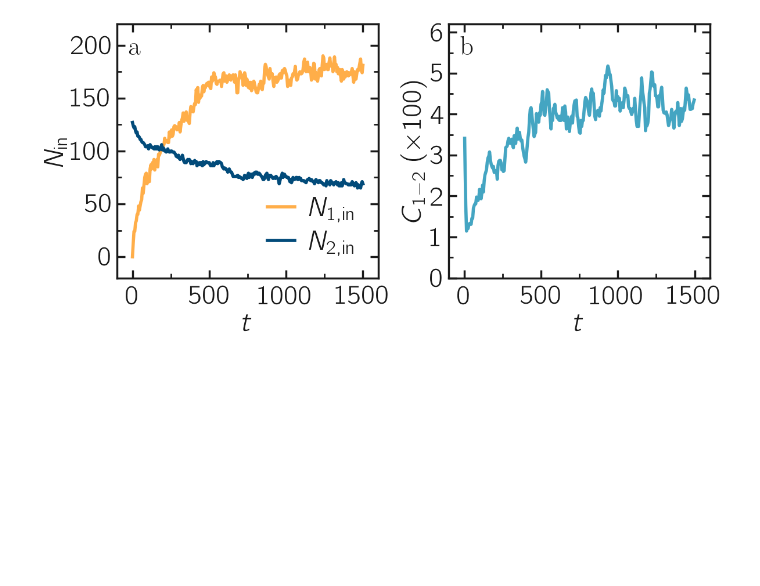
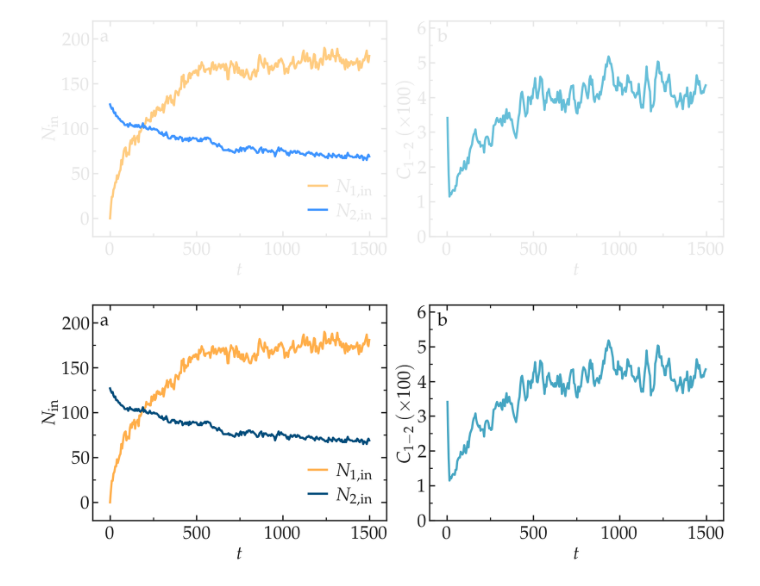
Before and after one commit to lammpstutorials/lammpstutorials.github.io, a Jupyter notebook: docs/sphinx/source/tutorial1/figures/improved.md.ipynb, the cells around one changed output. Drawn from its saved outputs; the diff is of its cells as text; code cells hidden in the pictures; blank space fills up the shorter version.

Commit message:
updated figure

```diff
--- a/docs/sphinx/source/tutorial1/figures/improved.md.ipynb
+++ b/docs/sphinx/source/tutorial1/figures/improved.md.ipynb
@@ -15,7 +15,8 @@ current_path = os.getcwd()
 git_repo = git.Repo(current_path, search_parent_directories=True)
 git_path = git_repo.git.rev_parse("--show-toplevel")
 path_in_folder = current_path[len(git_path)+1:]
-sys.path.append(git_path + "/files/shared-pyplot")
+sys.path.append(git_path + "/dependencies/pyplot-perso")
 from plttools import PltTools
-path_figures = git_path + "/figures/"
+path_figures = current_path # git_path + "/figures/"
+path_data = git_path + "/dependencies/lammpstutorials-inputs/"+path_in_folder.split('/')[-2]+"/"
 # %%
@@ -25,5 +46,5 @@ color3 = np.array([0.267, 0.647, 0.761])
 # %%
-log = lammps_logfile.File("improved.md.log")
+log = lammps_logfile.File(path_data + "improved.md.log")
 timestep = 0.005
 time = log.get("Step")*timestep
 population1 = log.get("v_n1_in")
@@ -34,30 +55,37 @@ smoothed_time = sliding_average(time, 5)
 smoothed_coordination = sliding_average(coordination, 5)
 # %%
 filename = "LJ-mixing"
-# Initialise figure
-myplt = PltTools()
-myplt.prepare_figure(fig_size = (12,5.7), dark_mode = False,
-                     transparency = False, use_serif=False, n_colone=2)
-# Panel a
-myplt.add_panel()
-myplt.add_plot(x = time, y = population1, type = "plot", linewidth_data = 3,
-               marker = "-", data_color = color1, markersize = 12, data_label = r'$N_\mathrm{1,in}$')
-myplt.add_plot(x = time, y = population2, type = "plot", linewidth_data = 3,
-               marker = "-", data_color = color2, markersize = 12, data_label = r'$N_\mathrm{2,in}$')
-myplt.complete_panel(ylabel = r'$N_\mathrm{in}$', xlabel = r'$t$',
-                     xpad = 10, legend=True, handlelength_legend=1)
-myplt.set_boundaries(x_ticks=np.arange(0, 1501, 500), x_boundaries=(-100, 1600),
-                     y_ticks=np.arange(0, 211, 50), y_boundaries=(-20, 220))
-# Panel b
-myplt.add_panel()
-myplt.add_plot(x = smoothed_time, y = smoothed_coordination*100, type = "plot", linewidth_data = 3,
-               marker = "-", data_color = color3, markersize = 12)
-myplt.complete_panel(ylabel = r'$C_{1-2} ~ (\times 100)$', xlabel = r'$t$',
-                     xpad = 10, legend=False, handlelength_legend=1)
-myplt.set_boundaries(x_ticks=np.arange(0, 1501, 500), x_boundaries=(-100, 1600),
-                     y_ticks=np.arange(0, 6.1, 1), y_boundaries=(0, 6.2))
-# Print figure
-myplt.add_subplotlabels()
-myplt.save_figure(filename = filename, saving_path = path_figures)
+
+for dark_mode in [True, False]:
+
+    colors = colors_dark if dark_mode else colors_light
+    globals().update(colors)
+
+    # Initialise figure
+    myplt = PltTools()
+    myplt.prepare_figure(fig_size = (18,7), dark_mode = dark_mode,
+                        transparency = True, use_serif=True, n_colone=2)
+    # Panel a
+    myplt.add_panel()
+    myplt.add_plot(x = time, y = population1, type = "plot", linewidth_data = 3,
+                marker = "-", data_color = color1, markersize = 12, data_label = r'$N_\mathrm{1,in}$')
+    myplt.add_plot(x = time, y = population2, type = "plot", linewidth_data = 3,
+                marker = "-", data_color = color2, markersize = 12, data_label = r'$N_\mathrm{2,in}$')
+    myplt.complete_panel(ylabel = r'$N_\mathrm{in}$', xlabel = r'$t$',
+                        xpad = 10, legend=True, handlelength_legend=1)
+    myplt.set_boundaries(x_ticks=np.arange(0, 1501, 500), x_boundaries=(-100, 1600),
+                        y_ticks=np.arange(0, 211, 50), y_boundaries=(-20, 220))
+    # Panel b
+    myplt.add_panel()
+    myplt.add_plot(x = smoothed_time, y = smoothed_coordination*100, type = "plot", linewidth_data = 3,
+                marker = "-", data_color = color3, markersize = 12)
+    myplt.complete_panel(ylabel = r'$C_{1-2} ~ (\times 100)$', xlabel = r'$t$',
+                        xpad = 10, legend=False, handlelength_legend=1)
+    myplt.set_boundaries(x_ticks=np.arange(0, 1501, 500), x_boundaries=(-100, 1600),
+                        y_ticks=np.arange(0, 6.1, 1), y_boundaries=(0, 6.2))
+    # Print figure
+    myplt.add_subplotlabels()
+    myplt.save_figure(filename = filename, saving_path = path_figures)
 # %% [output]
-[figure, old version]
+[figure, new version]
+[figure, added]
```
Also changed, not shown: parts of 1 cell of this notebook, 6 other files.
